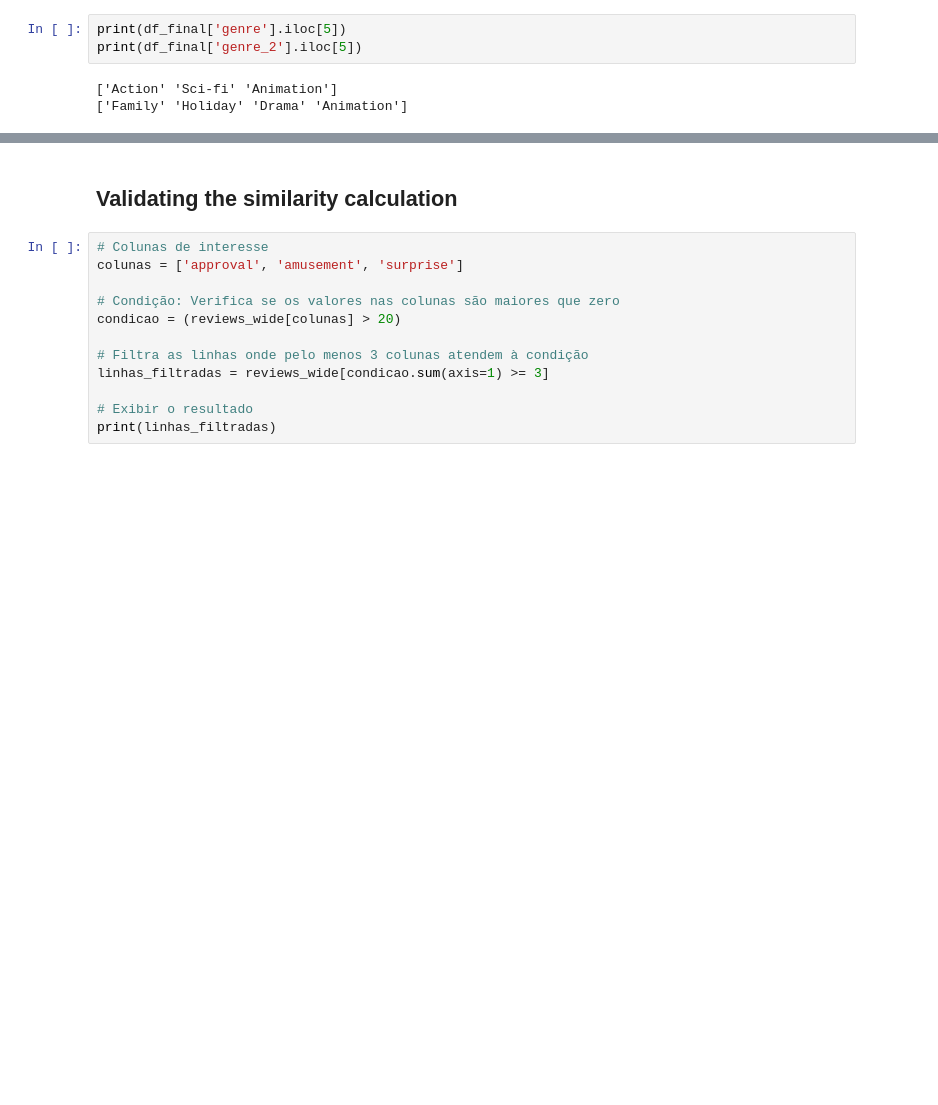
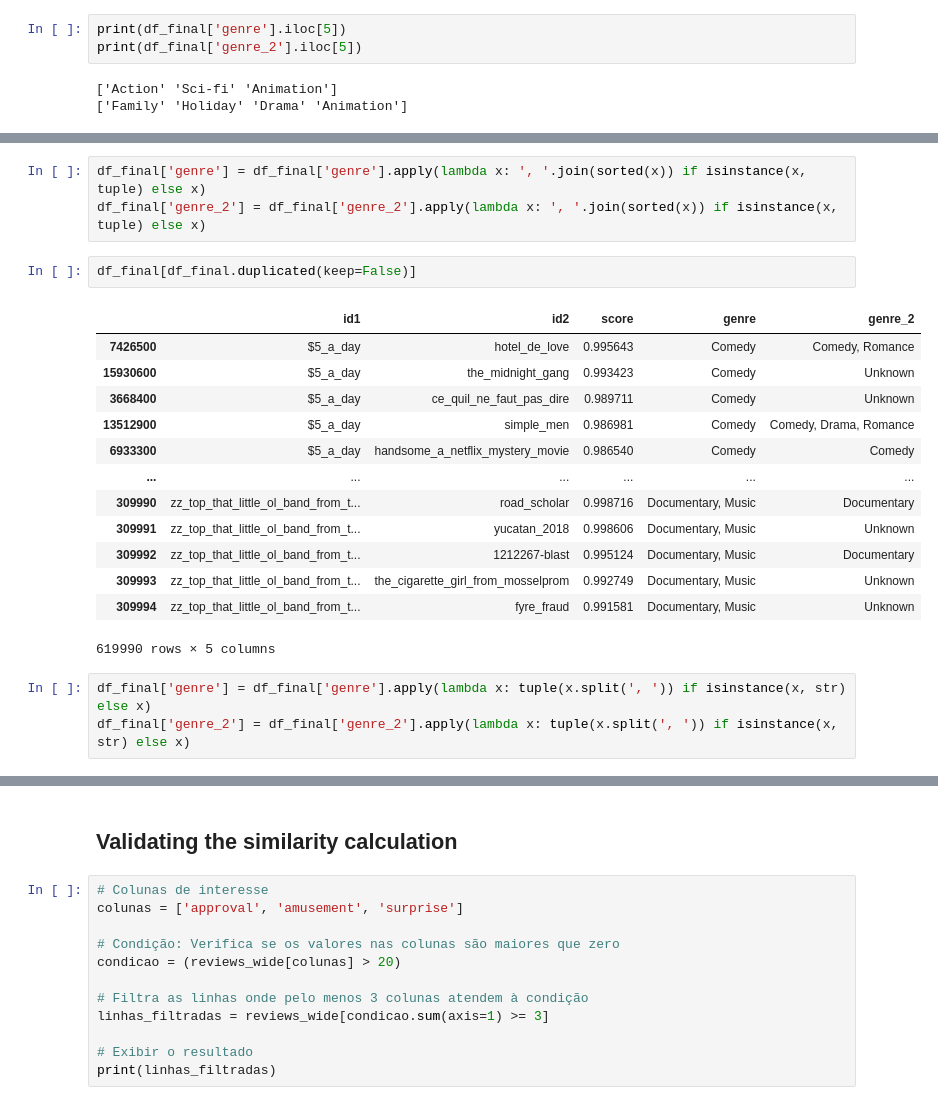
Before and after one commit to danipafi/FilmEmotionRecommender, a Jupyter notebook: Movie_Recommender.ipynb, the cells around one changed output, grey strips where cells are left out. Cells and saved outputs as stored; diff of their text form; blank space fills up the shorter version.

```diff
--- a/Movie_Recommender.ipynb
+++ b/Movie_Recommender.ipynb
@@ -949,0 +1020,22 @@ Tamanho da matriz: 0.122112 GB
+# %%
+df_final['genre'] = df_final['genre'].apply(lambda x: ', '.join(sorted(x)) if isinstance(x, tuple) else x)
+df_final['genre_2'] = df_final['genre_2'].apply(lambda x: ', '.join(sorted(x)) if isinstance(x, tuple) else x)
+# %%
+df_final[df_final.duplicated(keep=False)]
+# %% [output]
+|  | id1 | id2 | score | genre | genre_2 |
+| 7426500 | $5_a_day | hotel_de_love | 0.995643 | Comedy | Comedy, Romance |
+| 15930600 | $5_a_day | the_midnight_gang | 0.993423 | Comedy | Unknown |
+| 3668400 | $5_a_day | ce_quil_ne_faut_pas_dire | 0.989711 | Comedy | Unknown |
+| 13512900 | $5_a_day | simple_men | 0.986981 | Comedy | Comedy, Drama, Romance |
+| 6933300 | $5_a_day | handsome_a_netflix_mystery_movie | 0.986540 | Comedy | Comedy |
+| ... | ... | ... | ... | ... | ... |
+| 309990 | zz_top_that_little_ol_band_from_t... | road_scholar | 0.998716 | Documentary, Music | Documentary |
+| 309991 | zz_top_that_little_ol_band_from_t... | yucatan_2018 | 0.998606 | Documentary, Music | Unknown |
+| 309992 | zz_top_that_little_ol_band_from_t... | 1212267-blast | 0.995124 | Documentary, Music | Documentary |
+| 309993 | zz_top_that_little_ol_band_from_t... | the_cigarette_girl_from_mosselprom | 0.992749 | Documentary, Music | Unknown |
+| 309994 | zz_top_that_little_ol_band_from_t... | fyre_fraud | 0.991581 | Documentary, Music | Unknown |
+619990 rows × 5 columns
+# %%
+df_final['genre'] = df_final['genre'].apply(lambda x: tuple(x.split(', ')) if isinstance(x, str) else x)
+df_final['genre_2'] = df_final['genre_2'].apply(lambda x: tuple(x.split(', ')) if isinstance(x, str) else x)
```
Also changed, not shown: parts of 50 cells of this notebook, 2 other files.
